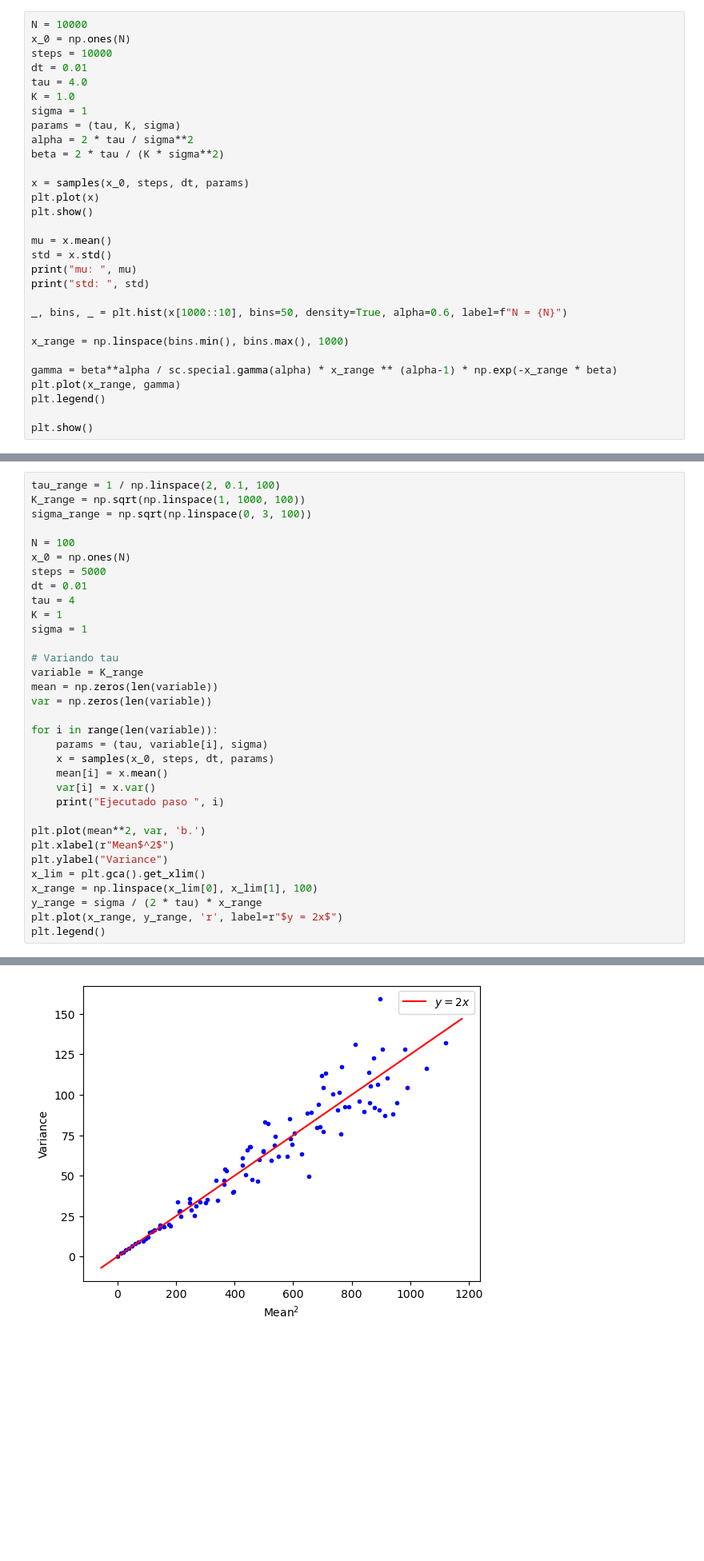
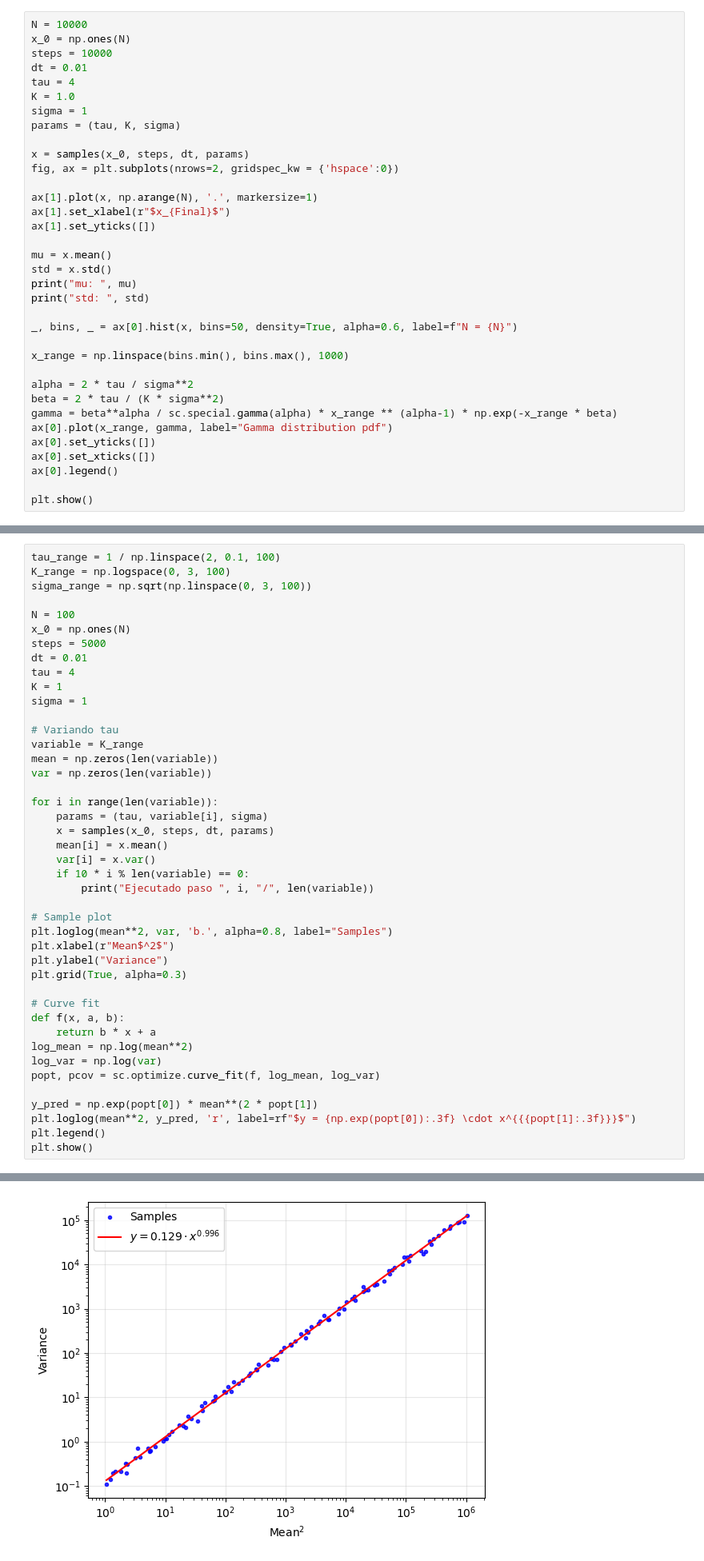
Before and after one commit to OlmoGH/Simulaciones, a Jupyter notebook: Random Walk/macroecological.ipynb, the cells around one changed output, grey strips where cells are left out. Shown at 80% size. Drawn from its saved outputs; the diff is of its cells as text; blank space fills up the shorter version.

```diff
--- a/Random Walk/macroecological.ipynb
+++ b/Random Walk/macroecological.ipynb
@@ -170,29 +174,34 @@ N = 10000
 x_0 = np.ones(N)
 steps = 10000
 dt = 0.01
-tau = 4.0
+tau = 4
 K = 1.0
 sigma = 1
 params = (tau, K, sigma)
-alpha = 2 * tau / sigma**2
-beta = 2 * tau / (K * sigma**2)
 
 x = samples(x_0, steps, dt, params)
-plt.plot(x)
-plt.show()
+fig, ax = plt.subplots(nrows=2, gridspec_kw = {'hspace':0})
+
+ax[1].plot(x, np.arange(N), '.', markersize=1)
+ax[1].set_xlabel(r"$x_{Final}$")
+ax[1].set_yticks([])
 
 mu = x.mean()
 std = x.std()
 print("mu: ", mu)
 print("std: ", std)
 
-_, bins, _ = plt.hist(x[1000::10], bins=50, density=True, alpha=0.6, label=f"N = {N}")
+_, bins, _ = ax[0].hist(x, bins=50, density=True, alpha=0.6, label=f"N = {N}")
 
 x_range = np.linspace(bins.min(), bins.max(), 1000)
 
+alpha = 2 * tau / sigma**2
+beta = 2 * tau / (K * sigma**2)
 gamma = beta**alpha / sc.special.gamma(alpha) * x_range ** (alpha-1) * np.exp(-x_range * beta)
-plt.plot(x_range, gamma)
-plt.legend()
+ax[0].plot(x_range, gamma, label="Gamma distribution pdf")
+ax[0].set_yticks([])
+ax[0].set_xticks([])
+ax[0].legend()
 
 plt.show()
 # %% [output]
@@ -204,7 +212,7 @@ std:  0.3526355102257869
 ## Segunda ley
 # %%
 tau_range = 1 / np.linspace(2, 0.1, 100)
-K_range = np.sqrt(np.linspace(1, 1000, 100))
+K_range = np.logspace(0, 3, 100)
 sigma_range = np.sqrt(np.linspace(0, 3, 100))
 
 N = 100
@@ -225,14 +233,24 @@ for i in range(len(variable)):
     x = samples(x_0, steps, dt, params)
     mean[i] = x.mean()
     var[i] = x.var()
-    print("Ejecutado paso ", i)
+    if 10 * i % len(variable) == 0:
+        print("Ejecutado paso ", i, "/", len(variable))
 
-plt.plot(mean**2, var, 'b.')
+# Sample plot
+plt.loglog(mean**2, var, 'b.', alpha=0.8, label="Samples")
 plt.xlabel(r"Mean$^2$")
 plt.ylabel("Variance")
-x_lim = plt.gca().get_xlim()
-x_range = np.linspace(x_lim[0], x_lim[1], 100)
-y_range = sigma / (2 * tau) * x_range
-plt.plot(x_range, y_range, 'r', label=r"$y = 2x$")
+plt.grid(True, alpha=0.3)
+
+# Curve fit
+def f(x, a, b):
+    return b * x + a
+log_mean = np.log(mean**2)
+log_var = np.log(var)
+popt, pcov = sc.optimize.curve_fit(f, log_mean, log_var)
+
+y_pred = np.exp(popt[0]) * mean**(2 * popt[1])
+plt.loglog(mean**2, y_pred, 'r', label=rf"$y = {np.exp(popt[0]):.3f} \cdot x^{{{popt[1]:.3f}}}$")
 plt.legend()
+plt.show()
 # %% [output]
@@ -257,4 +267,4 @@ Ejecutado paso  99
-[figure, old version]
+[figure, new version]
 # %% [markdown]
 ## Tercera ley
 # %%
```
Also changed, not shown: parts of 6 cells of this notebook.
